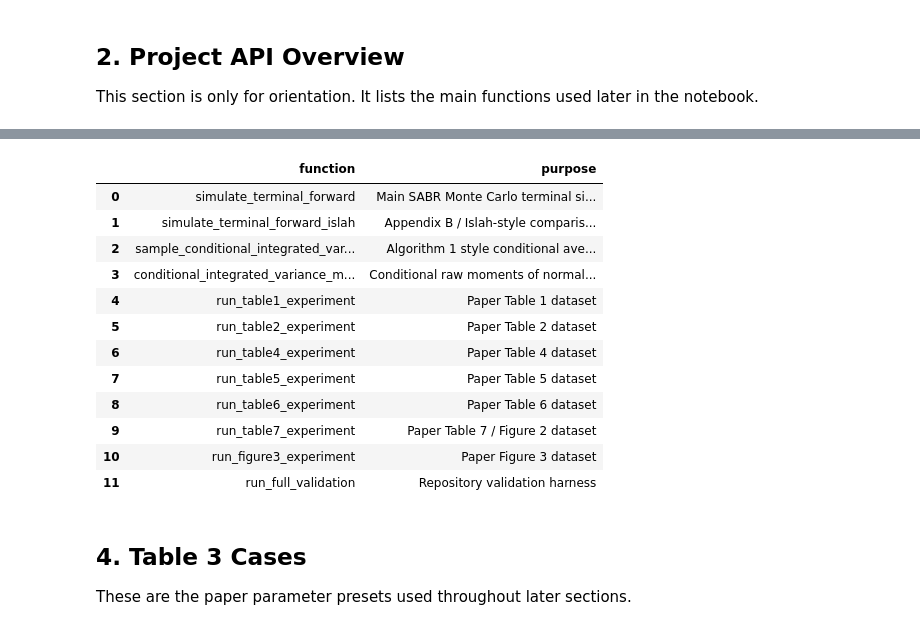
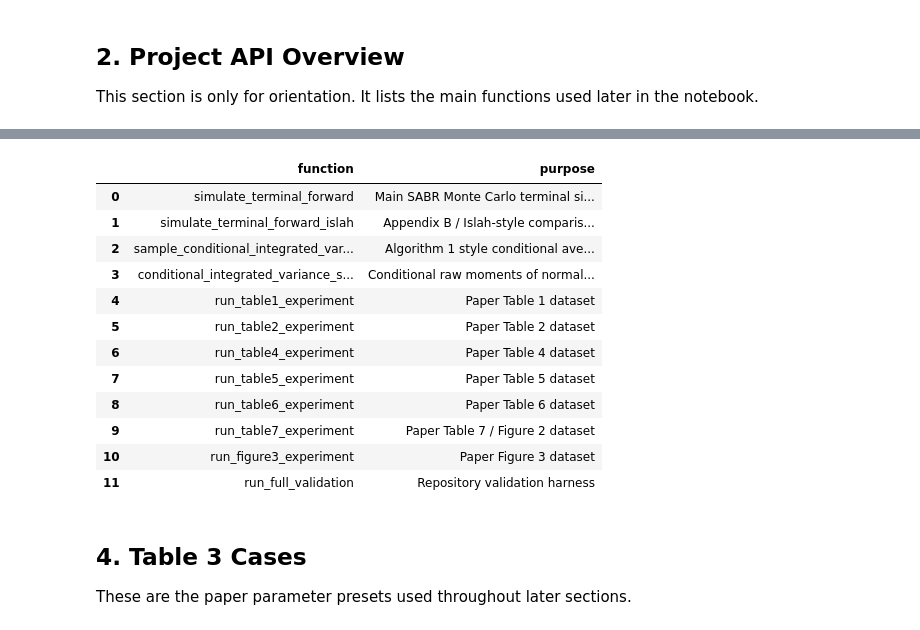
Before and after one commit to jaehyukchoi/MATH5030-Group13, a Jupyter notebook: notebooks/paper_reproduction_with_asian.ipynb, the cells around one changed output, grey strips where cells are left out. Cells and saved outputs as stored; diff of their text form; code cells hidden in the pictures.

Commit message:
Reduce duplicated PyFeng moment helpers

```diff
--- a/notebooks/paper_reproduction_with_asian.ipynb
+++ b/notebooks/paper_reproduction_with_asian.ipynb
@@ -317,28 +316,28 @@ $$
 # %%
 api_overview = pd.DataFrame(
     [
         ('simulate_terminal_forward', 'Main SABR Monte Carlo terminal simulator using the paper scheme'),
         ('simulate_terminal_forward_islah', 'Appendix B / Islah-style comparison branch'),
         ('sample_conditional_integrated_variance', 'Algorithm 1 style conditional average-variance sampling'),
-        ('conditional_integrated_variance_moments', 'Conditional raw moments of normalized average variance'),
+        ('conditional_integrated_variance_stats', 'PyFeng-backed conditional average-variance statistics'),
         ('run_table1_experiment', 'Paper Table 1 dataset'),
         ('run_table2_experiment', 'Paper Table 2 dataset'),
         ('run_table4_experiment', 'Paper Table 4 dataset'),
         ('run_table5_experiment', 'Paper Table 5 dataset'),
         ('run_table6_experiment', 'Paper Table 6 dataset'),
         ('run_table7_experiment', 'Paper Table 7 / Figure 2 dataset'),
         ('run_figure3_experiment', 'Paper Figure 3 dataset'),
         ('run_full_validation', 'Repository validation harness'),
     ],
     columns=['function', 'purpose'],
 )
 api_overview
 # %% [output]
 |  | function | purpose |
 | 0 | simulate_terminal_forward | Main SABR Monte Carlo terminal si... |
 | 1 | simulate_terminal_forward_islah | Appendix B / Islah-style comparis... |
 | 2 | sample_conditional_integrated_var... | Algorithm 1 style conditional ave... |
-| 3 | conditional_integrated_variance_m... | Conditional raw moments of normal... |
+| 3 | conditional_integrated_variance_s... | Conditional raw moments of normal... |
 | 4 | run_table1_experiment | Paper Table 1 dataset |
 | 5 | run_table2_experiment | Paper Table 2 dataset |
 | 6 | run_table4_experiment | Paper Table 4 dataset |
```
Also changed, not shown: parts of 3 cells of this notebook, 2 other files.
